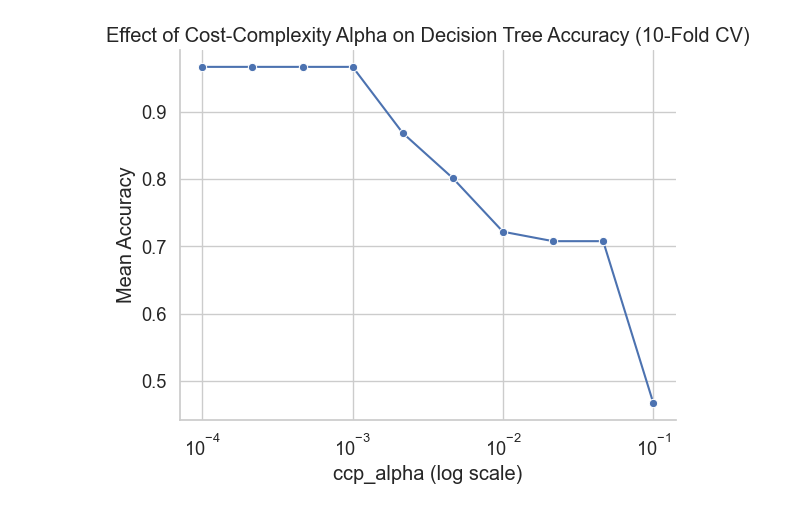
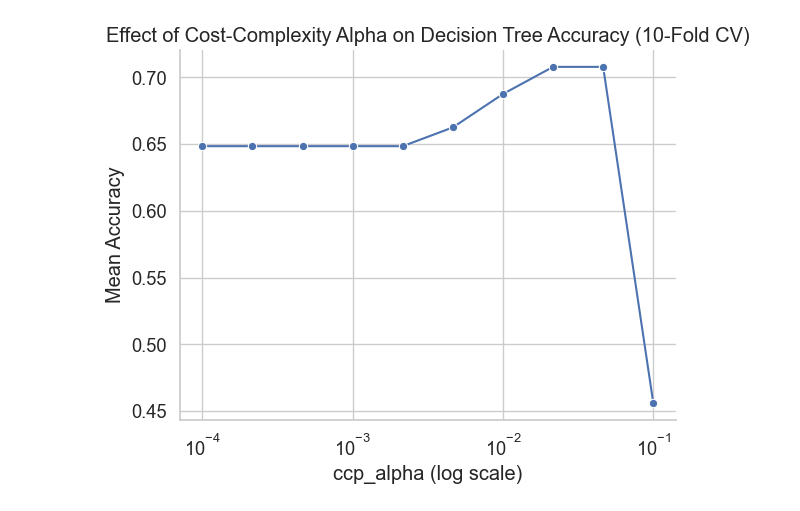
Before and after one commit to Benjaminphelps/DM-Assignment, a Jupyter notebook: ben_SingleClassificationTrees.ipynb, the cells around one changed output. Drawn from its saved outputs; the diff is of its cells as text; code cells hidden in the pictures.

Commit message:
changing stuff to match new preprop structure

```diff
--- a/ben_SingleClassificationTrees.ipynb
+++ b/ben_SingleClassificationTrees.ipynb
@@ -9,7 +9,7 @@ from sklearn.feature_extraction.text import CountVectorizer
 from sklearn.tree import DecisionTreeClassifier
 # %%
 # Load preprocessed data
-df = pd.read_pickle("data_prepro01.pkl")
+df = pd.read_pickle("untracked_data/data_prepro_train_01.pkl")
 
 # Define 10-fold cross-validation
 kf = KFold(n_splits=10, shuffle=True, random_state=42)
@@ -23,31 +23,31 @@ for a in alphas:
     # Build pipeline: vectorize text → decision tree
     model = make_pipeline(
         CountVectorizer(),
         DecisionTreeClassifier(random_state=42, ccp_alpha=a)
     )
 
     # Evaluate with cross-validation
     scores = cross_val_score(model, df['text'], df['label'], cv=kf, scoring='accuracy')
     results.append({"ccp_alpha": a, "mean_accuracy": scores.mean()})
 
 # Convert to DataFrame
 df_results = pd.DataFrame(results)
 
 # Plot results
 sns.set_theme(style="whitegrid", font_scale=1.2)
 ax = sns.lineplot(
     data=df_results,
     x="ccp_alpha",
     y="mean_accuracy",
     marker="o"
 )
 
 # Customize plot
 ax.set_xscale("log")
 ax.set_title("Effect of Cost-Complexity Alpha on Decision Tree Accuracy (10-Fold CV)")
 ax.set_xlabel("ccp_alpha (log scale)")
 ax.set_ylabel("Mean Accuracy")
 
 sns.despine()
 # %% [output]
-[figure, old version]
+[figure, new version]
```
Also changed, not shown: 5 other files.
